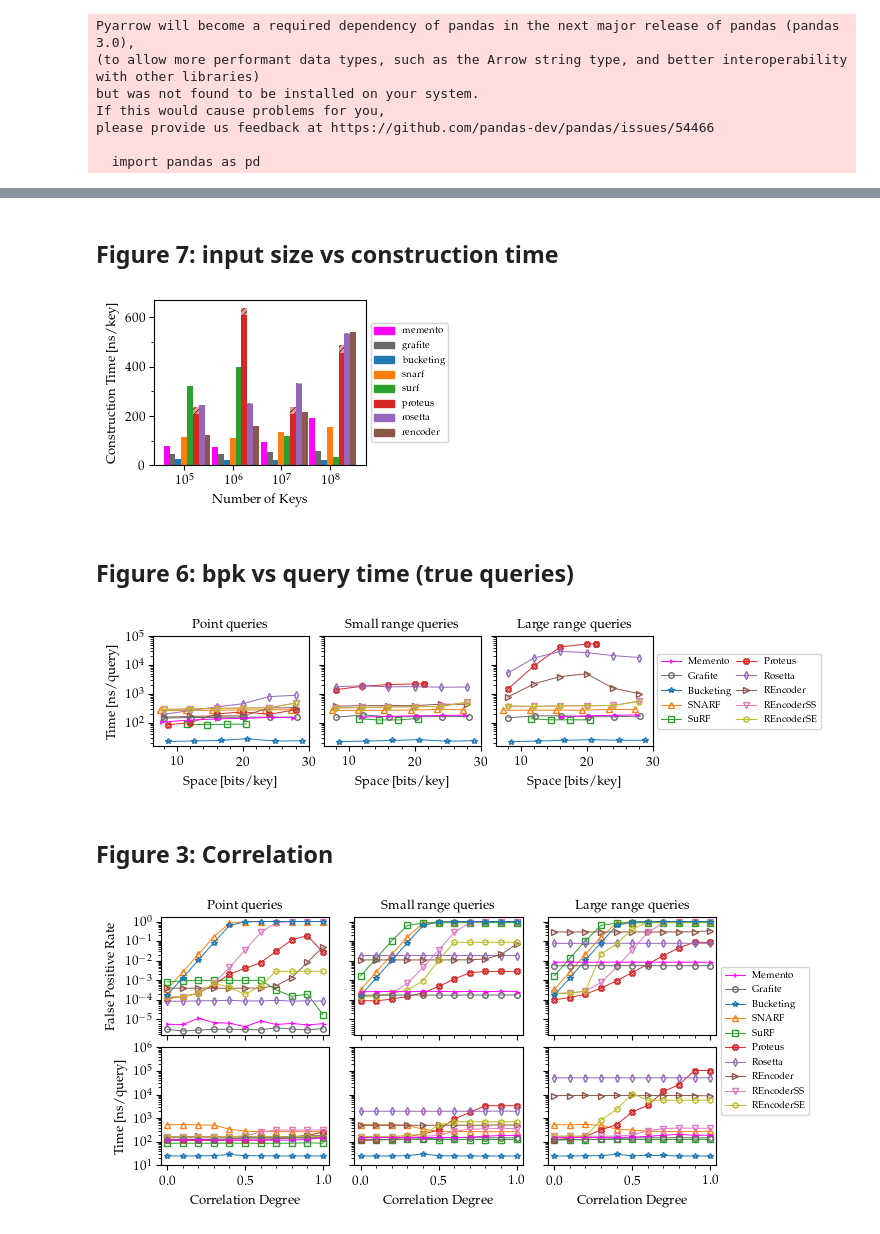
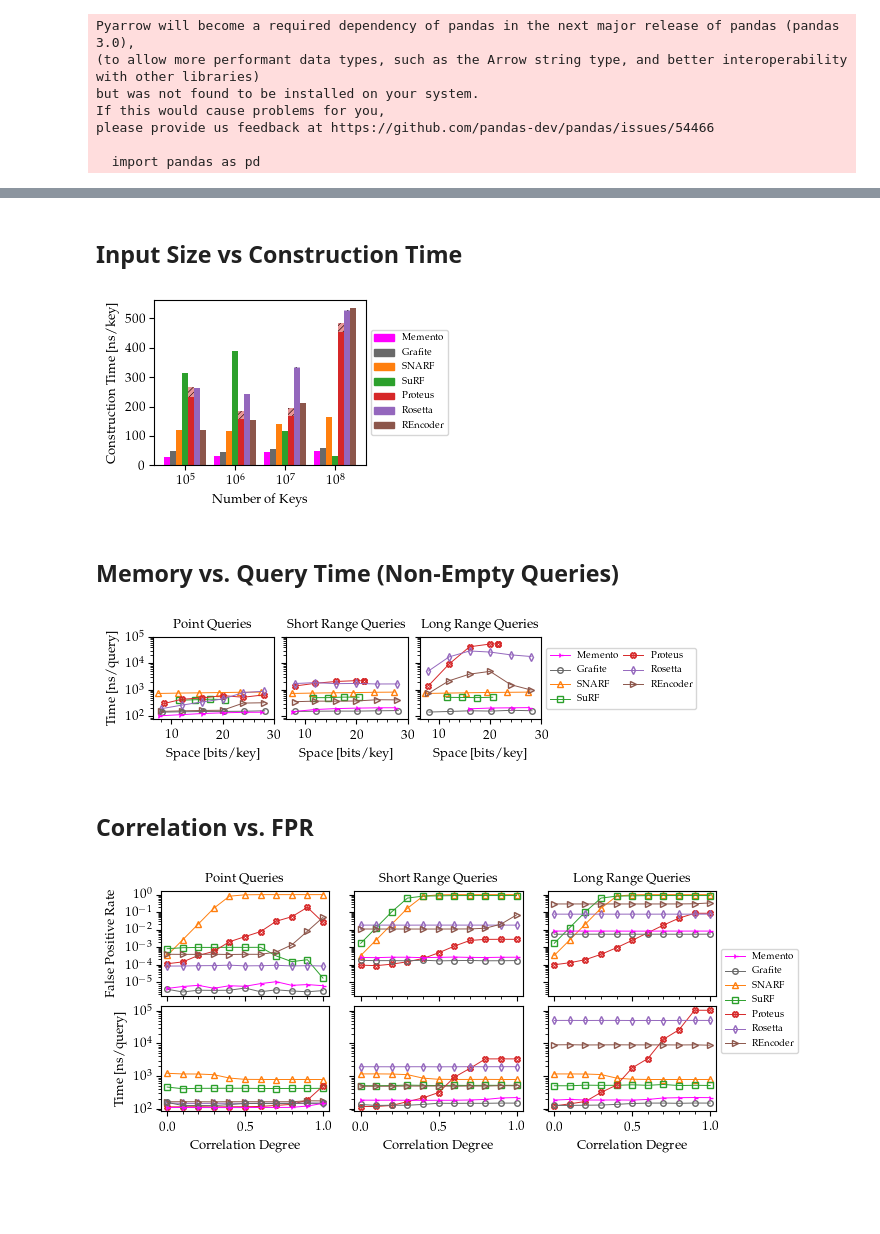
Before and after one commit to n3slami/Memento_Filter, a Jupyter notebook: bench/scripts/graphs.ipynb, the cells around one changed output, grey strips where cells are left out. Saved outputs shown, nothing was run; the diff lists cells and outputs as text; code cells hidden in the pictures; blank space fills up the shorter version.

Commit message:
Update `README` and `reproducibility.md`, add new graph generation

```diff
--- a/bench/scripts/graphs.ipynb
+++ b/bench/scripts/graphs.ipynb
@@ -244,6 +237,6 @@ print_fpr_test(filters_heuristics, workloads, 'heuristics')
 # %%
-df_list = generate_tables(filters_heuristics, workloads)
-with open(f'{out_folder}/table_heuristics.tex', 'w') as f:
+df_list = generate_tables(range_filters, workloads)
+with open(f'{out_folder}/table.tex', 'w') as f:
     for df in df_list:
         f.write(df.to_latex(index=False))
         f.write("\n\n")
@@ -256,11 +243,5 @@ print_fpr_test(filters_bounded, workloads, 'bounded')
-# %%
-df_list = generate_tables(filters_bounded, workloads)
-with open(f'{out_folder}/table_bounded.tex', 'w') as f:
-    for df in df_list:
-        f.write(df.to_latex(index=False))
-        f.write("\n\n")
-# %% [markdown]
-## Figure 7: input size vs construction time
+# %% [markdown]
+## Input Size vs Construction Time
 # %%
 size_test_path = f'{base_csv_path}/constr_time_test'
 
@@ -276,13 +257,13 @@ labels_keys_size = [f'$10^{x}$' for x in keys_size]
 
 matplotlib.rcParams['hatch.linewidth'] = 0.1
 # %%
-# Figure 7: input size vs construction time
 old_range_filters = range_filters
-range_filters = ['memento', 'grafite', 'bucketing', 'snarf', 'surf', 'proteus', 'rosetta', 'rencoder']
+range_filters = ['memento', 'grafite', 'snarf', 'surf', 'proteus', 'rosetta', 'rencoder']
+range_filter_labels = ['Memento', 'Grafite', 'SNARF', 'SuRF', 'Proteus', 'Rosetta', 'REncoder']
 
 fig, ax = plt.subplots(figsize=(width_small * 0.78, 0.3 * width))
 
-width_bars = 0.12  # the width of the bars
+width_bars = 0.12  # Width of the bars
 multiplier = 0
 
 iterate = list(itertools.product(keys_size, range_filters))
@@ -301,22 +282,22 @@ for (r, ds) in iterate:
         ax.bar(range_filters.index(ds) * width_bars + i, build_time, width_bars, color=range_filters_style_kwargs[ds]['color'])
 
 ax.set_ylabel('Construction Time [ns/key]', fontsize=ylabel_font_size)
-ax.legend(range_filters, loc='center left', bbox_to_anchor=(1, 0.5),
+ax.legend([range_filters_style_kwargs[ds]['label'] for ds in range_filters], loc='center left', bbox_to_anchor=(1, 0.5),
                   fancybox=True, shadow=False, ncol=1, fontsize=legend_font_size)
 ax.set_xticks(np.arange(len(keys_size)) + 3 * width_bars, labels_keys_size)
 ax.set_xlabel('Number of Keys', fontsize=xlabel_font_size)
 ax.yaxis.set_minor_locator(matplotlib.ticker.MultipleLocator(100))
+
 leg = ax.get_legend()
-for ds in range_filters:
+for ds, label in zip(range_filters, range_filter_labels):
     leg.legend_handles[range_filters.index(ds)].set_color(range_filters_style_kwargs[ds]['color'])
-
 
 fig.savefig(f'{out_folder}/constr_time_test.pdf', bbox_inches='tight', pad_inches=0.01)
 range_filters = old_range_filters
 # %% [output]
-[figure, old version]
+[figure, new version]
-# %% [markdown]
-## Figure 6: bpk vs query time (true queries)
+# %% [markdown]
+## Memory vs. Query Time (Non-Empty Queries)
 # %%
 true_test_path = f'{base_csv_path}/true_test'
 
@@ -327,12 +308,10 @@ if len(sorted_dirs) < 1:
 
 true_test_path = Path(true_test_path + '/' + sorted_dirs[0])
 # %%
-# Figure 6: bpk vs query time (true queries)
-
 keys_synth = ['kuniform']
 nrows = len(keys_synth)
 ncols = len(query_range)
-fig, axes = plt.subplots(nrows=nrows, ncols=ncols, sharex=True, sharey='row', figsize=(width * 0.9, 0.2 * width))
+fig, axes = plt.subplots(nrows=nrows, ncols=ncols, sharex=True, sharey='row', figsize=(width * 0.7, 0.15 * width))
 
 iterate = list(itertools.product(range_filters, enumerate(query_range)))
 
@@ -371,9 +350,9 @@ axes[2].legend(lines, labels,
 
 fig.savefig(f'{out_folder}/true_queries_test.pdf', bbox_inches='tight', pad_inches=0.01)
 # %% [output]
-[figure, old version]
+[figure, new version]
 # %% [markdown]
-## Figure 3: Correlation
+## Correlation vs. FPR
 # %%
 corr_test_path = f'{base_csv_path}/corr_test'
 
@@ -386,10 +365,9 @@ corr_test_path = Path(corr_test_path + '/' + sorted_dirs[0])
 
 corr_degrees = range(0, 11)
 # %%
-# Figure 3: Correlation
-fig, axes = plt.subplots(2, 3, sharex=True, sharey='row', figsize=(width, 0.45 * width))
+fig, axes = plt.subplots(2, 3, sharex=True, sharey='row', figsize=(width, 0.4 * width))
 
-range_filters_corr = ['memento', 'grafite', 'bucketing', 'snarf', 'surf', 'proteus', 'rosetta', 'rencoder', 'rencoder_ss', 'rencoder_se']
+range_filters_corr = ['memento', 'grafite', 'snarf', 'surf', 'proteus', 'rosetta', 'rencoder']
 
 iterate = list(itertools.product(range_filters_corr, enumerate(query_range), corr_degrees))
 
@@ -419,36 +397,35 @@ for r in range(len(query_range)):
 for r in range(len(query_range)):
     for key, data_list in time_values[r].items():
         axes[1][r].plot(xlabels_corr, data_list, **range_filters_style_kwargs[key], **lines_style)
-    axes[1][r].set_ylim(10**1, 10**6)
     axes[1][r].set_yscale('log')
 
 axes[1][0].set_ylabel('Time [ns/query]', fontsize=ylabel_font_size)
 
 for ax in axes.flatten():
     ax.margins(0.04)
     ax.set_yscale('symlog', linthresh=(1e-05))
     ax.xaxis.set_minor_locator(matplotlib.ticker.MultipleLocator(0.1))
 
 for ax in axes[1].flatten():
     ax.set_xlabel('Correlation Degree', fontsize=xlabel_font_size)
     ax.yaxis.set_minor_locator(matplotlib.ticker.LogLocator(numticks=10, subs='auto'))
 
 for i, _ in list(enumerate(query_range)):
     axes[0][i].set_title(query_range_label[i], fontsize=xlabel_font_size)
 plt.subplots_adjust(hspace=0.1, wspace=0.15)
 axes[0][0].set_ylabel('False Positive Rate', fontsize=ylabel_font_size)
 axes[0][0].yaxis.set_minor_locator(matplotlib.ticker.LogLocator(numticks=10, subs='auto'))
 
 plt.savefig(f'{out_folder}/corr_test_twolines_nolegend.pdf', bbox_inches='tight', pad_inches=0.01)
 box = axes[0][2].get_position()
 lines, labels = axes[0][0].get_legend_handles_labels()
 # order = [0,4,1,5,2,6,3,4]
 order = list(range(len(range_filters_corr)))
 axes[0][2].legend([lines[idx] for idx in order],[labels[idx] for idx in order],
                   loc='center left', bbox_to_anchor=(1, -0.05),
                   fancybox=True, shadow=False, ncol=1, fontsize=legend_font_size)
 
 plt.savefig(f'{out_folder}/corr_test_twolines.pdf', bbox_inches='tight', pad_inches=0.01)
 # %% [output]
-[figure, old version]
+[figure, new version]
 # %% [markdown]
```
Also changed, not shown: parts of 18 cells of this notebook, 3 other files.
